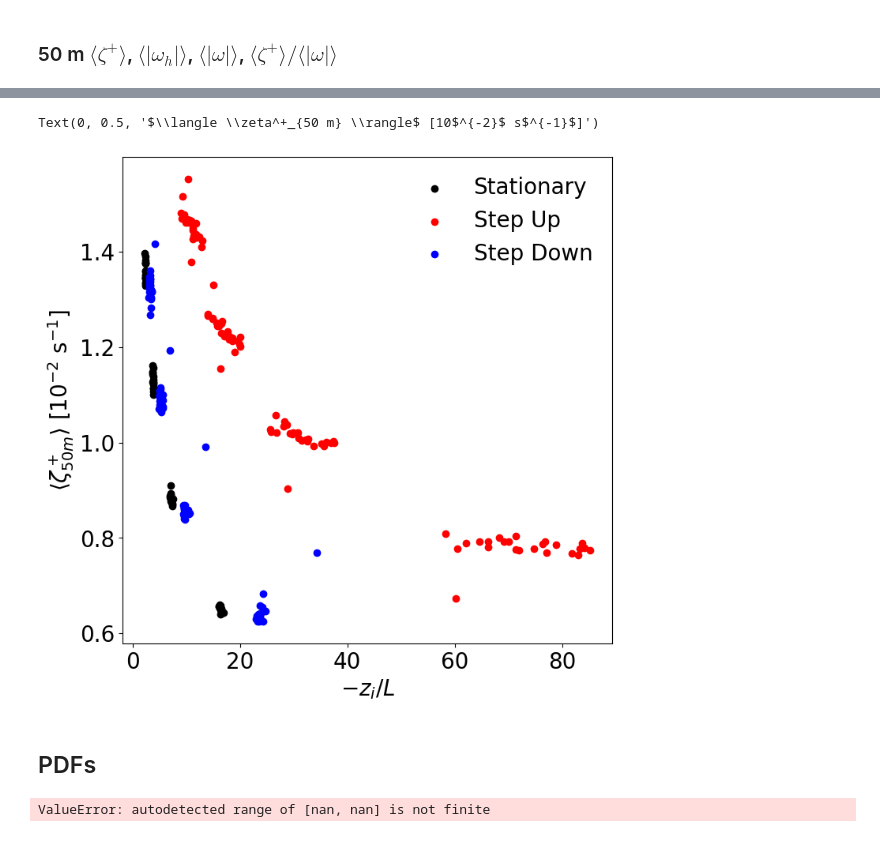
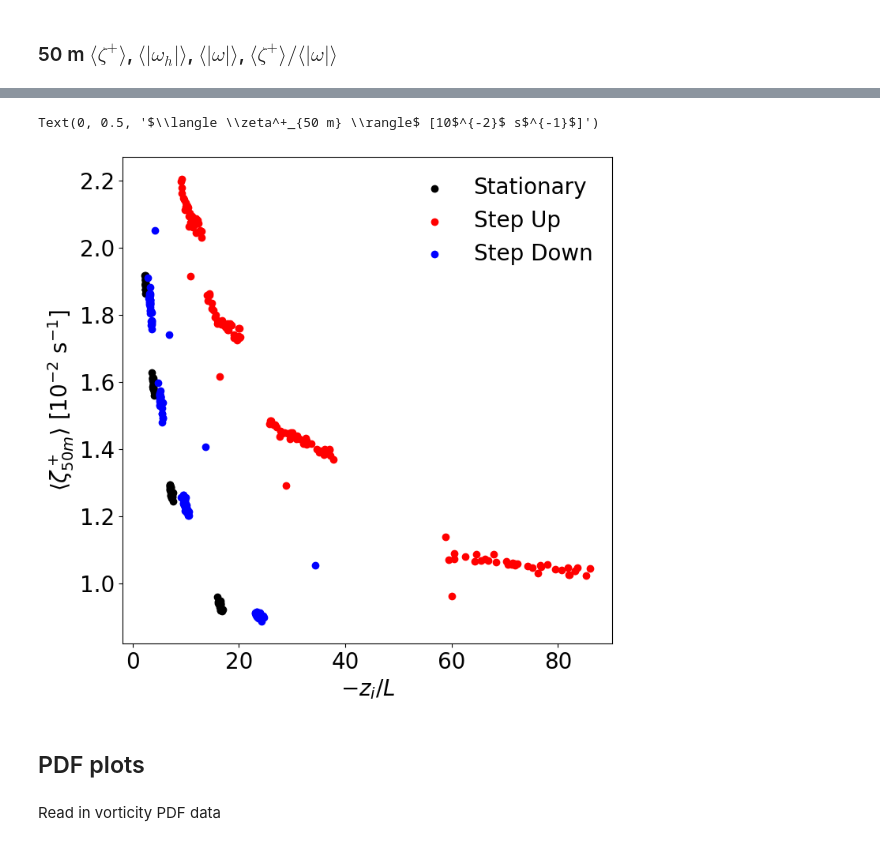
Before and after one commit to Salesky-ABL/ABL_Transition, a Jupyter notebook: plotting/plot_vorticity.ipynb, the cells around one changed output, grey strips where cells are left out. Saved outputs shown, nothing was run; the diff lists cells and outputs as text; code cells hidden in the pictures.

Commit message:
New vorticity scripts and functions

```diff
--- a/plotting/plot_vorticity.ipynb
+++ b/plotting/plot_vorticity.ipynb
@@ -63,6 +73,4 @@ for sim in sims:
 # %%
-# plotting setup
-
 # Set the font weight for plot titles
 plt.rcParams['axes.titleweight'] = 'bold'
 
@@ -78,6 +86,6 @@ rc('figure', facecolor='white')
 
 # lists/cmaps for titles and stuff
 ug_list = ["6", "9", "12", "15"]
-time_colors = seaborn.color_palette("cubehelix", 7)
+time_colors = ["black", "red", "red", "blue", "blue"]
 ug_colors = seaborn.color_palette("flare", 4)
-linestyle = ["--","solid","solid","-.","-."]
+linestyle = ["solid","solid","--","solid","--"]
@@ -126,14 +136,16 @@ clevw = np.linspace(-2,2,51)
 cmapw = cmocean.cm.curl
 cmap = mpl.cm.seismic
 
-cf = ax1.contourf(x, y, v_all[0].zeta3[359,:,:,0].rolling(x=3,y=3).mean().T * 10 ** 2, clevs, cmap=cmap, extend="both")
-ax1.text(-3.5, 6, "$U_g = 6$ m s$^{-1}$", rotation=90, va="center", ha="center")
+cf = ax1.contourf(x, y, vort_all[0].zeta3[359,:,:,0].rolling(x=3,y=3).mean().T * 10 ** 2, clevs, cmap=cmap, extend="both")
+ax1.text(-3.5, 6, "$\\bf{U_g = 6}$ m s$\\bf{^{-1}}$", rotation=90,
+         va="center", ha="center", fontweight="bold", c=ug_colors[0])
 ax1.set_title("$\zeta_{z = 6.25 \> m}$")
 
-ax2.contourf(x, y, v_all[3].zeta3[132,:,:,0].rolling(x=3,y=3).mean().T * 10 ** 2, clevs, cmap=cmap, extend="both")
-ax2.text(-3.5, 6, "$U_g = 15$ m s$^{-1}$", rotation=90, va="center", ha="center")
+ax2.contourf(x, y, vort_all[3].zeta3[132,:,:,0].rolling(x=3,y=3).mean().T * 10 ** 2, clevs, cmap=cmap, extend="both")
+ax2.text(-3.5, 6, "$\\bf{U_g = 15}$ m s$\\bf{^{-1}}$", rotation=90,
+         va="center", ha="center", fontweight="bold", c=ug_colors[3])
 
-ax3.contourf(x, y, v_all[0].zeta3[359,:,:,8].rolling(x=3,y=3).mean().T * 10 ** 2, clevs, cmap=cmap, extend="both")
+ax3.contourf(x, y, vort_all[0].zeta3[359,:,:,8].rolling(x=3,y=3).mean().T * 10 ** 2, clevs, cmap=cmap, extend="both")
 ax3.set_title("$\zeta_{z = 107 \> m}$")
 ax4.contourf(x, y, s_all[3].zeta[132,:,:,8].rolling(x=3,y=3).mean().T * 10 ** 2, clevs, cmap=cmap, extend="both")
 
@@ -513,5 +415,5 @@ plt.subplots_adjust(hspace=0.10, wspace=0.1)
 # %%
-for i, v in enumerate(v_all):
+for i, v in enumerate(vort_all):
     v["abs_omega_mean"] = v.zeta1_abs_mean + v.zeta2_abs_mean + v.zeta3_abs_mean
     v["abs_horiz_omega_mean"] = v.zeta1_abs_mean + v.zeta2_abs_mean
 # %% [markdown]
@@ -562,7 +474,7 @@ ax[0].legend(frameon=False)#, ncols=4, loc="upper center")
 for i, s in enumerate(s_all):
     s["zi_L_rolling"] = s.zi_L.rolling(time=6).mean(0)
 
-for i, v in enumerate(v_all):
+for i, v in enumerate(vort_all):
     v["zeta3_pos_mean_rolling"] = v.zeta3_pos_mean.rolling(time=6).mean()
 # %%
 colors2 = ["black", "red", "blue"]
@@ -620,41 +572,35 @@ ax[0].legend(frameon=False)
 # %%
 fig, ax = plt.subplots(figsize=(8,8))
 
-spacing = 9
+spacing = 6
+h_idx = 0
 
+# line plots
+# ax.plot(full_ziL_array_stationary[::spacing], full_vort_array_stationary[::spacing], c=colors2[0])
+# ax.plot(full_ziL_array_high_Q0[::spacing], full_vort_array_high_Q0[::spacing], c=colors2[1])
+# ax.plot(full_ziL_array_low_Q0[::spacing], full_vort_array_low_Q0[::spacing], c=colors2[2])
+# scatter plots
 for i in range(4):
-    ax.scatter(s_all[i].zi_L[:144:spacing], v_all[i].zeta3_pos_mean[:144:spacing,4] * 10 ** 2,
+    ax.scatter(s_all[i].zi_L[:144:spacing],
+               vort_all[i].zeta3_pos_mean[:144:spacing,h_idx] * 10 ** 2,
                c=colors2[0])
-    ax.scatter(s_all[i].zi_L[145:360:spacing], v_all[i].zeta3_pos_mean[145:360:spacing,4] * 10 ** 2,
+    ax.scatter(s_all[i].zi_L[145:360:spacing],
+               vort_all[i].zeta3_pos_mean[145:360:spacing,h_idx] * 10 ** 2,
                c=colors2[1])
-    ax.scatter(s_all[i].zi_L[361:577:spacing], v_all[i].zeta3_pos_mean[361:577:spacing,4] * 10 ** 2,
+    ax.scatter(s_all[i].zi_L[361:577:spacing],
+               vort_all[i].zeta3_pos_mean[361:577:spacing,h_idx] * 10 ** 2,
                c=colors2[2])
 
 ax.legend(["Stationary", "Step Up", "Step Down"], frameon=False)
 
+# ax.set_ylim(0.6,1.6)
+
 ax.set_xlabel("$-z_i / L$")
 ax.set_ylabel("$\\langle \zeta^+_{50 m} \\rangle$ [10$^{-2}$ s$^{-1}$]")
 # %% [output]
 Text(0, 0.5, '$\\langle \\zeta^+_{50 m} \\rangle$ [10$^{-2}$ s$^{-1}$]')
-[figure, old version]
+[figure, new version]
-# %% [markdown]
-## PDFs
-# %%
-import matplotlib.pyplot as plt
-import numpy as np
-
-# Assuming v_all is your data array
-data = v_all[0].zeta3_pos[100,:,:,4].values
-
-# Create histogram
-hist, bins = np.histogram(data, bins=100)
-
-# Plot histogram
-plt.hist(data, bins=bins, density=False)
-
-# Add labels and title
-plt.xlabel('Value')
-plt.ylabel('Frequency')
-plt.title('Histogram of v_all[0].zeta3_pos_mean[:,4]')
-# %% [output]
-ValueError: autodetected range of [nan, nan] is not finite
+# %% [markdown]
+## PDF plots
+# %% [markdown]
+Read in vorticity PDF data
```
Also changed, not shown: parts of 36 cells of this notebook, 6 other files.
